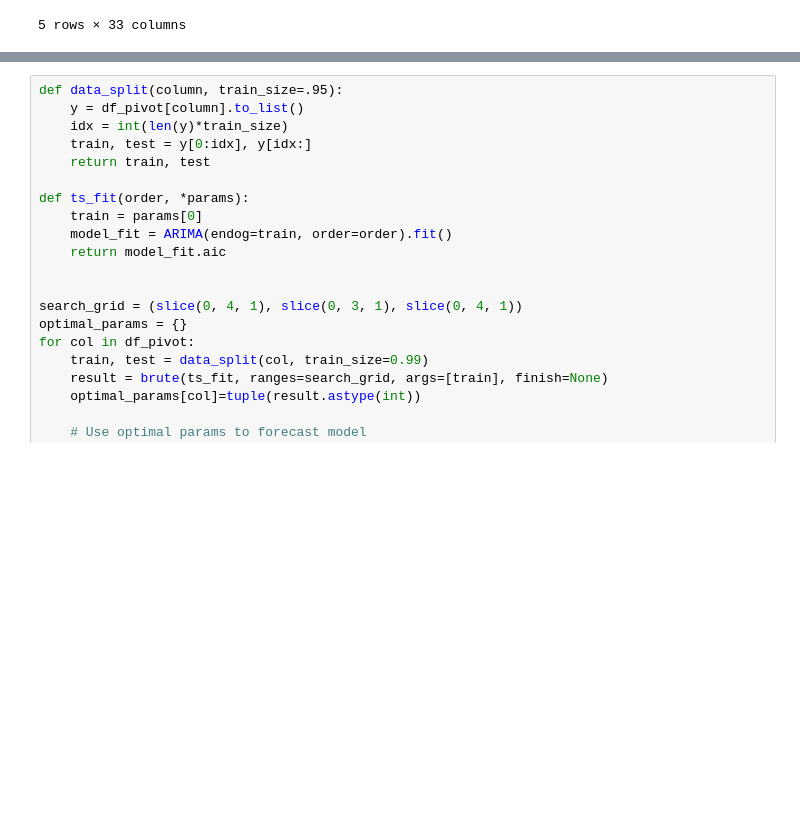
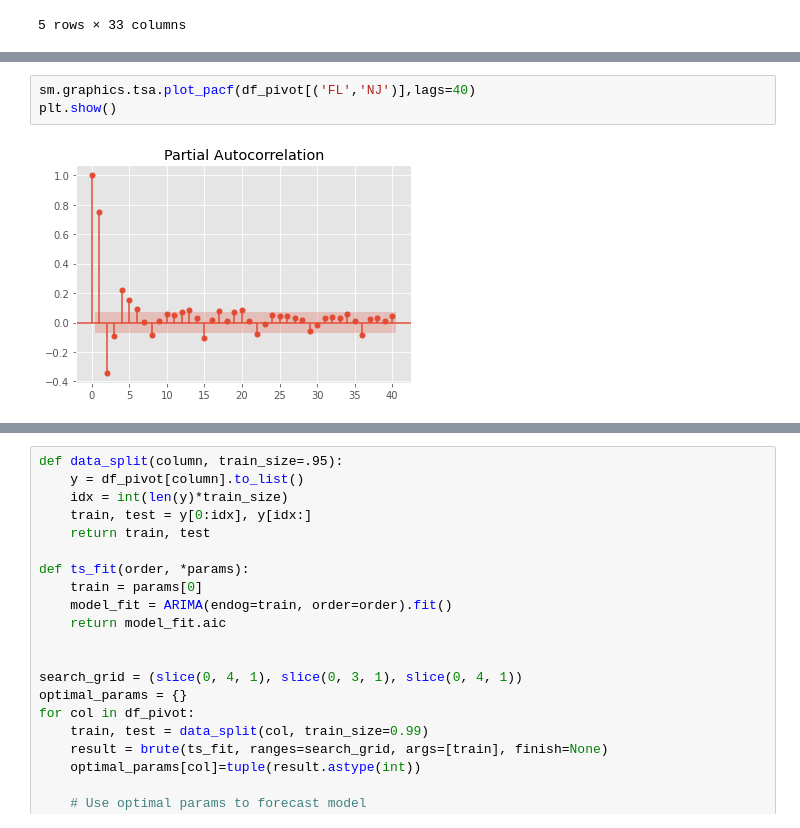
Before and after one commit to zkhatib1212/NY-FL-Flight-Demand, a Jupyter notebook: code/Flight Demand Exploration 1.0.ipynb, the cells around one changed output, grey strips where cells are left out. Cells and saved outputs as stored; diff of their text form; blank space fills up the shorter version.

```diff
--- a/code/Flight Demand Exploration 1.0.ipynb
+++ b/code/Flight Demand Exploration 1.0.ipynb
@@ -152,0 +187,5 @@ plt.show()
+# %%
+sm.graphics.tsa.plot_pacf(df_pivot[('FL','NJ')],lags=40)
+plt.show()
+# %% [output]
+[figure, added]
```
Also changed, not shown: parts of 17 cells of this notebook.
